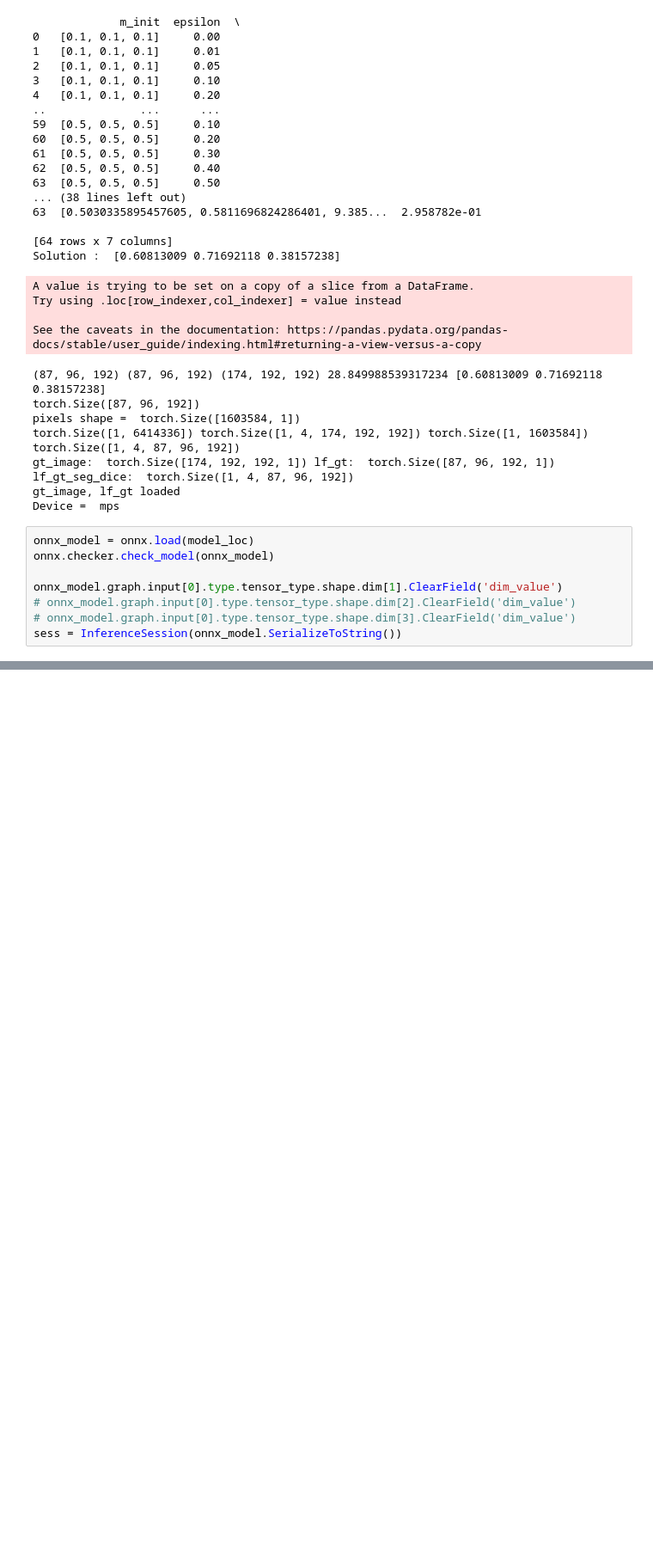
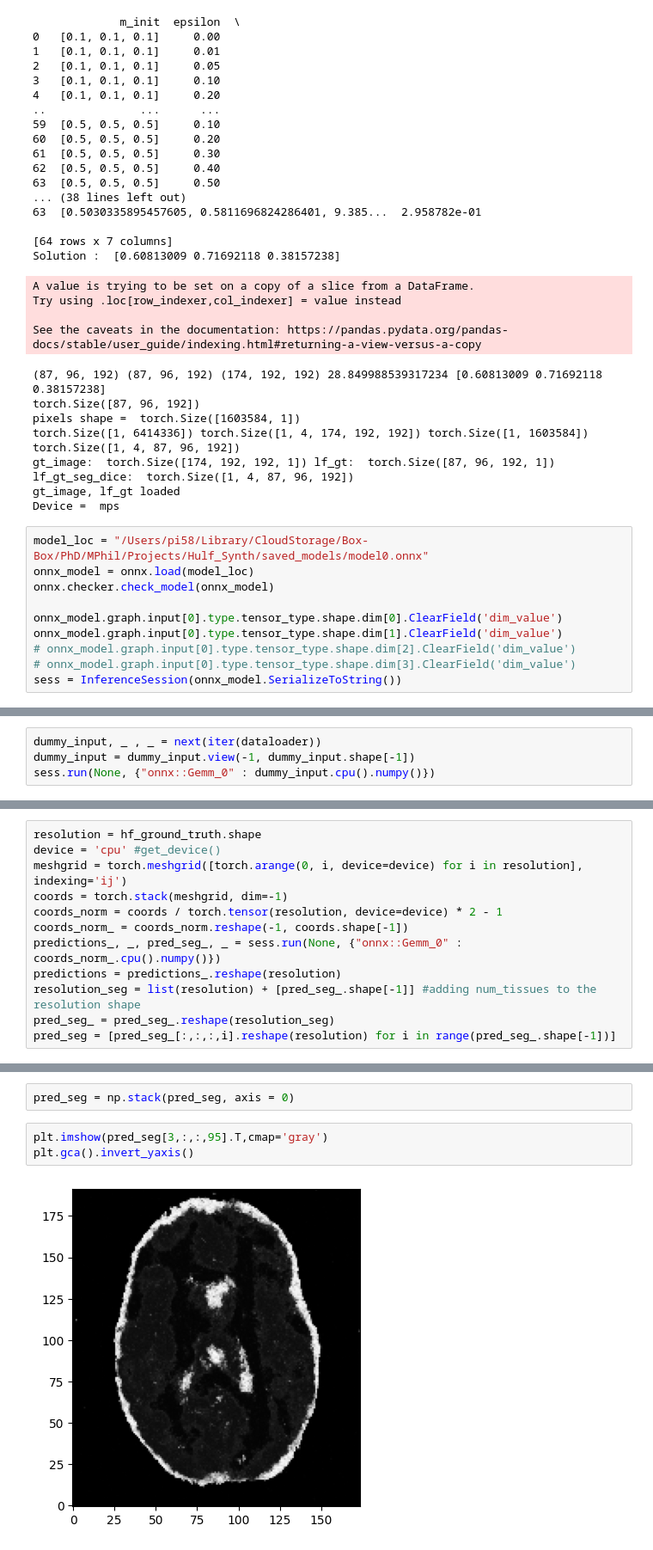
Before and after one commit to pranav-ind/hulfsynth, a Jupyter notebook: inference2.ipynb, the cells around one changed output, grey strips where cells are left out. Shown: that part at 86% size. Drawn from its saved outputs; the diff is of its cells as text; blank space fills up the shorter version.

```diff
--- a/inference2.ipynb
+++ b/inference2.ipynb
@@ -96,9 +99,11 @@ gt_image:  torch.Size([174, 192, 192, 1]) lf_gt:  torch.Size([87, 96, 192, 1]) l
 gt_image, lf_gt loaded
 Device =  mps
 # %%
+model_loc = "/Users/pi58/Library/CloudStorage/Box-Box/PhD/MPhil/Projects/Hulf_Synth/saved_models/model0.onnx"
 onnx_model = onnx.load(model_loc)
 onnx.checker.check_model(onnx_model)
 
+onnx_model.graph.input[0].type.tensor_type.shape.dim[0].ClearField('dim_value')
 onnx_model.graph.input[0].type.tensor_type.shape.dim[1].ClearField('dim_value')
 # onnx_model.graph.input[0].type.tensor_type.shape.dim[2].ClearField('dim_value')
 # onnx_model.graph.input[0].type.tensor_type.shape.dim[3].ClearField('dim_value')
@@ -105,0 +118,4 @@ sess = InferenceSession(onnx_model.SerializeToString())
+# %%
+dummy_input, _ , _ = next(iter(dataloader))
+dummy_input = dummy_input.view(-1, dummy_input.shape[-1])
+sess.run(None, {"onnx::Gemm_0" : dummy_input.cpu().numpy()})
@@ -105,0 +142,12 @@ sess = InferenceSession(onnx_model.SerializeToString())
+# %%
+resolution = hf_ground_truth.shape
+device = 'cpu' #get_device()
+meshgrid = torch.meshgrid([torch.arange(0, i, device=device) for i in resolution], indexing='ij')
+coords = torch.stack(meshgrid, dim=-1)
+coords_norm = coords / torch.tensor(resolution, device=device) * 2 - 1
+coords_norm_ = coords_norm.reshape(-1, coords.shape[-1])
+predictions_, _, pred_seg_, _ = sess.run(None, {"onnx::Gemm_0" : coords_norm_.cpu().numpy()})
+predictions = predictions_.reshape(resolution)
+resolution_seg = list(resolution) + [pred_seg_.shape[-1]] #adding num_tissues to the resolution shape
+pred_seg_ = pred_seg_.reshape(resolution_seg)
+pred_seg = [pred_seg_[:,:,:,i].reshape(resolution) for i in range(pred_seg_.shape[-1])]
@@ -105,0 +159,7 @@ sess = InferenceSession(onnx_model.SerializeToString())
+# %%
+pred_seg = np.stack(pred_seg, axis = 0)
+# %%
+plt.imshow(pred_seg[3,:,:,95].T,cmap='gray')
+plt.gca().invert_yaxis()
+# %% [output]
+[figure, added]
```
Also changed, not shown: parts of 4 cells of this notebook, 1 other file.
